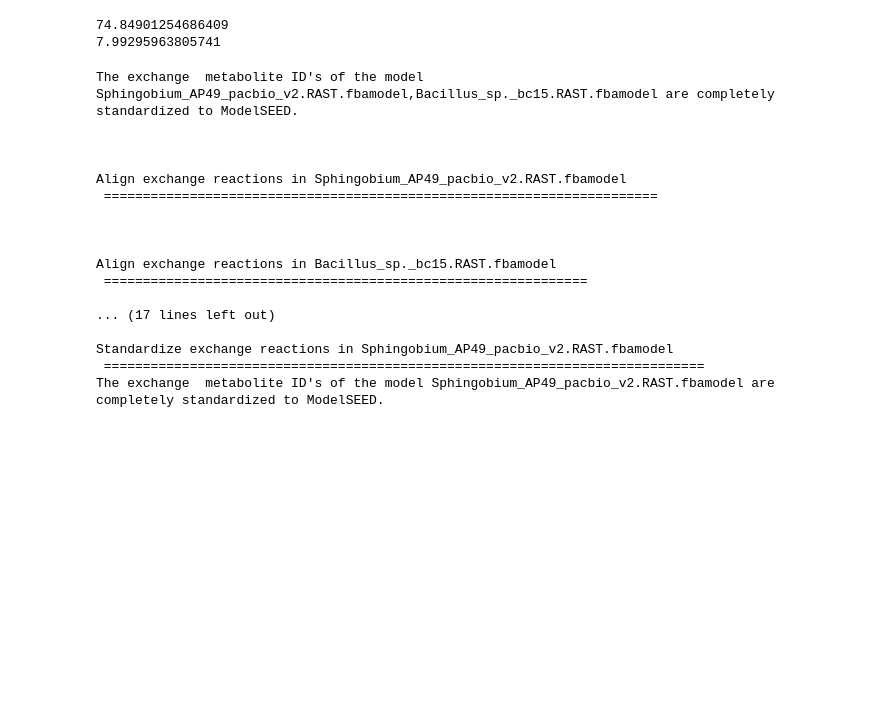
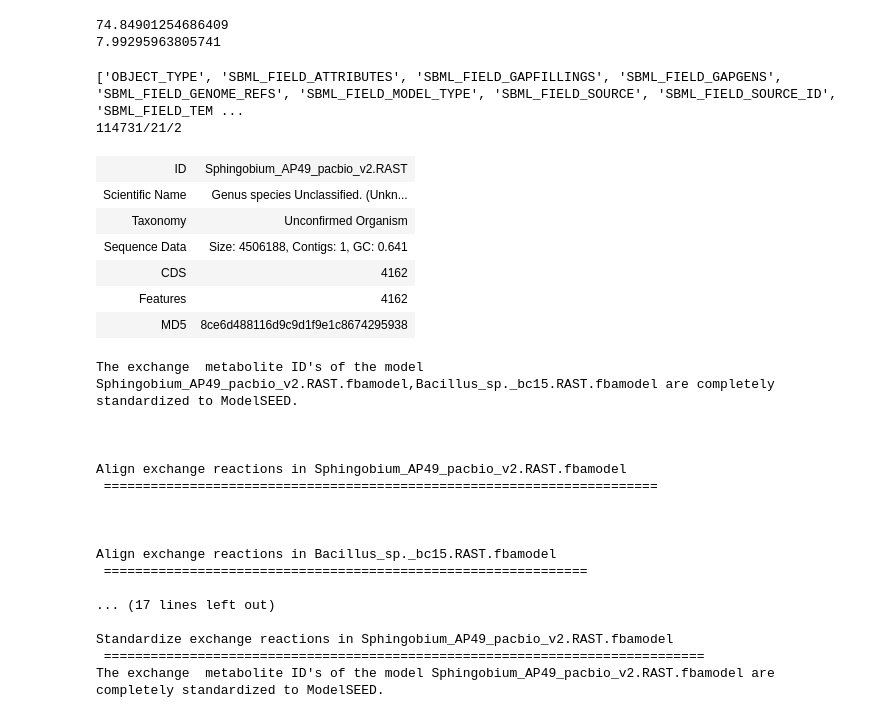
Before and after one commit to dtriadis/ModelSEEDpy, a Jupyter notebook: examples/Community Modeling/smetana/10-member_pairs_dev.ipynb, the cells around one changed output. Saved outputs shown, nothing was run; the diff lists cells and outputs as text; code cells hidden in the pictures; blank space fills up the shorter version.

```diff
--- a/examples/Community Modeling/smetana/10-member_pairs_dev.ipynb
+++ b/examples/Community Modeling/smetana/10-member_pairs_dev.ipynb
@@ -71,4 +73,20 @@ AP49_BC15_model = kbase_api.get_from_ws("AP49-BC15",114731)
 # community_media = _get_media(None, AP49_BC15_model, [AP49, BC15])
+# %%
+print(dir(AP49))
+print(AP49.genome_ref)
+# %% [output]
+['OBJECT_TYPE', 'SBML_FIELD_ATTRIBUTES', 'SBML_FIELD_GAPFILLINGS', 'SBML_FIELD_GAPGENS', 'SBML_FIELD_GENOME_REFS', 'SBML_FIELD_MODEL_TYPE', 'SBML_FIELD_SOURCE', 'SBML_FIELD_SOURCE_ID', 'SBML_FIELD_TEM ...
+114731/21/2
+# %%
+kbase_api.get_from_ws(AP49.genome_ref)
+# %% [output]
+| ID | Sphingobium_AP49_pacbio_v2.RAST |
+| Scientific Name | Genus species Unclassified. (Unkn... |
+| Taxonomy | Unconfirmed Organism |
+| Sequence Data | Size: 4506188, Contigs: 1, GC: 0.641 |
+| CDS | 4162 |
+| Features | 4162 |
+| MD5 | 8ce6d488116d9c9d1f9e1c8674295938 |
 # %%
 test_pair(AP49, BC15, None)
 # %% [output]
```
Also changed, not shown: parts of 8 cells of this notebook, 3 other files.
